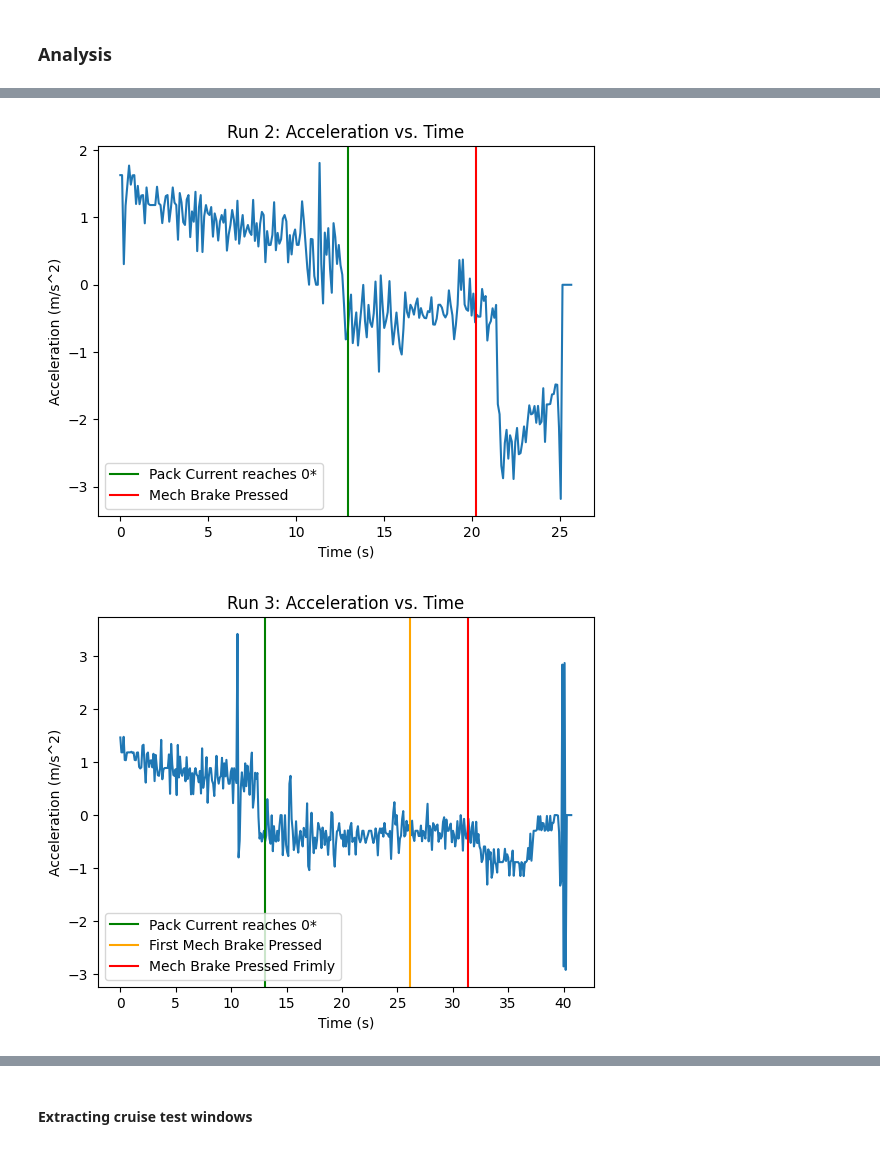
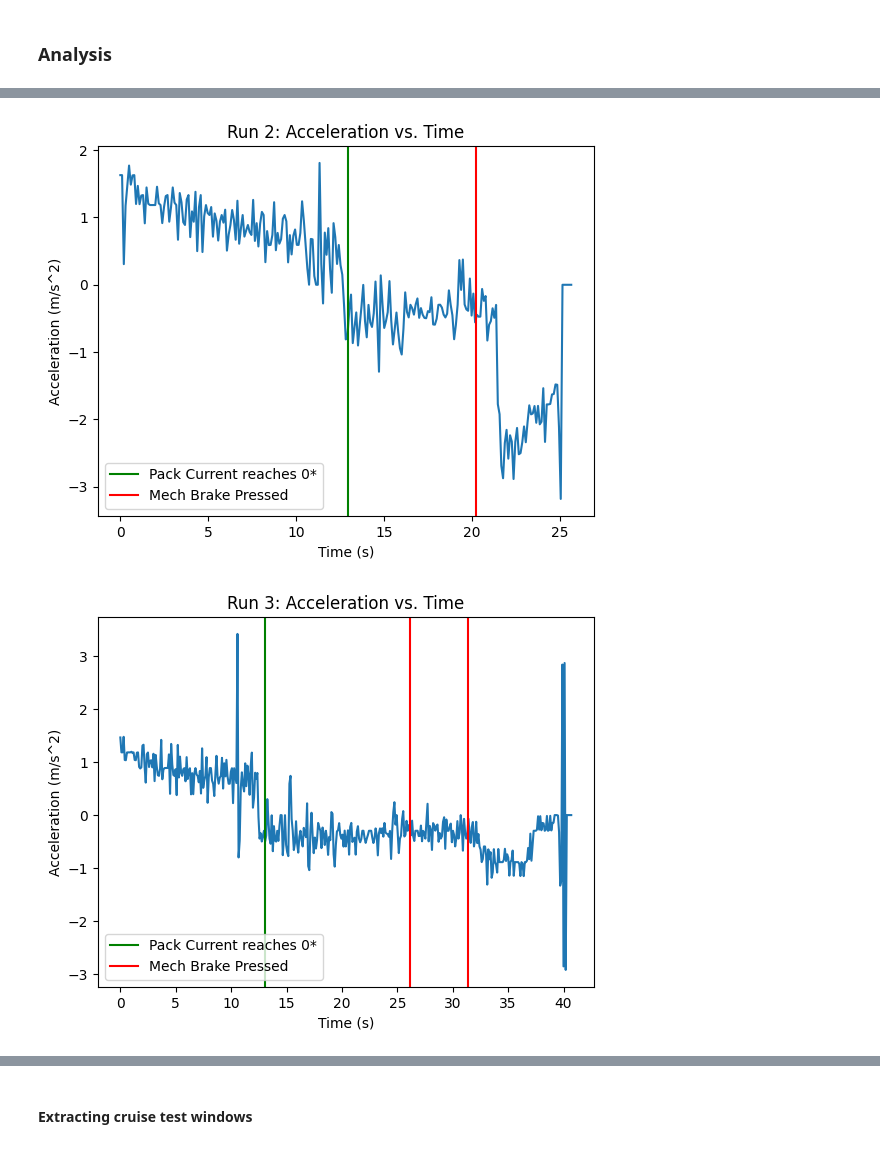
Before and after one commit to UBC-Solar/data_analysis, a Jupyter notebook: v4/drag_area_coefficient/drag_area_coefficient.ipynb, the cells around one changed output, grey strips where cells are left out. Cells and saved outputs as stored; diff of their text form; code cells hidden in the pictures.

Commit message:
fix graphing logic (allow for 3+ brake presses)

```diff
--- a/v4/drag_area_coefficient/drag_area_coefficient.ipynb
+++ b/v4/drag_area_coefficient/drag_area_coefficient.ipynb
@@ -118,38 +118,34 @@ for i, (speed, current, brake) in enumerate(zip(cruise_speeds, cruise_pack_curre
 # %%
 KMH_PER_MPS = 3.6
 
 for i, (speed, current, brake) in enumerate(zip(cruise_speeds, cruise_pack_currents, cruise_brake_presseds)):
     period = speed.period
     t_axis = speed.x_axis
 
     acceleration = (np.diff(np.asarray(speed)) / period) / KMH_PER_MPS  # np.asarray(speed) turns TimeSeries into a basic np.ndarray, guaranteeing these operations work
     plt.plot(t_axis[:-1], acceleration)  # np.diff results in a 1 item shorter array
 
     cruise_start_time = np.where(current <= PACK_CURRENT_THRESHOLD)[0][0] * period
     plt.axvline(cruise_start_time, c="green", label = "Pack Current reaches 0*") # star because current technically reaches PACK_CURRENT_THRESHOLD. I am assuming it is a sensor issue?
 
     brake_indices = np.where(brake > 0)[0]
     if brake_indices.size > 0:
-        first_brake_time = np.where(brake > 0)[0][0] * period
+        # identifying brake "groups" (i.e. each time the brake was pressed down) and plottng each group as a separate line.
+        gap_indices = np.where(np.diff(brake_indices) > 1)[0]
+        brake_start_indices = np.concatenate([[brake_indices[0]], brake_indices[gap_indices + 1]])
 
-        brake_is_continuous = (brake_indices[-1] - brake_indices[0]) == (len(brake_indices) - 1)
-        if brake_is_continuous:
-            plt.axvline(first_brake_time, c="red", label = "Mech Brake Pressed")
-        else:
-            gap_index = np.where(np.diff(brake_indices) > 1)[0][0]
-            second_brake_time = brake_indices[gap_index + 1] * period
-            plt.axvline(first_brake_time, c="orange", label = "First Mech Brake Pressed")
-            plt.axvline(second_brake_time, c="red", label = "Mech Brake Pressed Frimly")
-
-
+        for j, brake_start_index in enumerate(brake_start_indices):
+            brake_time = brake_start_index * period
+            label = "Mech Brake Pressed" if j == 0 else "_nolegend_"
+            plt.axvline(brake_time, c="red", label = label)
 
     plt.title(f"Run {i+1}: Acceleration vs. Time")
     plt.ylabel("Acceleration (m/s^2)")
     plt.xlabel("Time (s)")
     plt.legend()
     plt.show()
 # %% [output]
 [figure]
 [figure]
-[figure, old version]
+[figure, new version]
 [figure]
```
Also changed, not shown: parts of 1 cell of this notebook.
